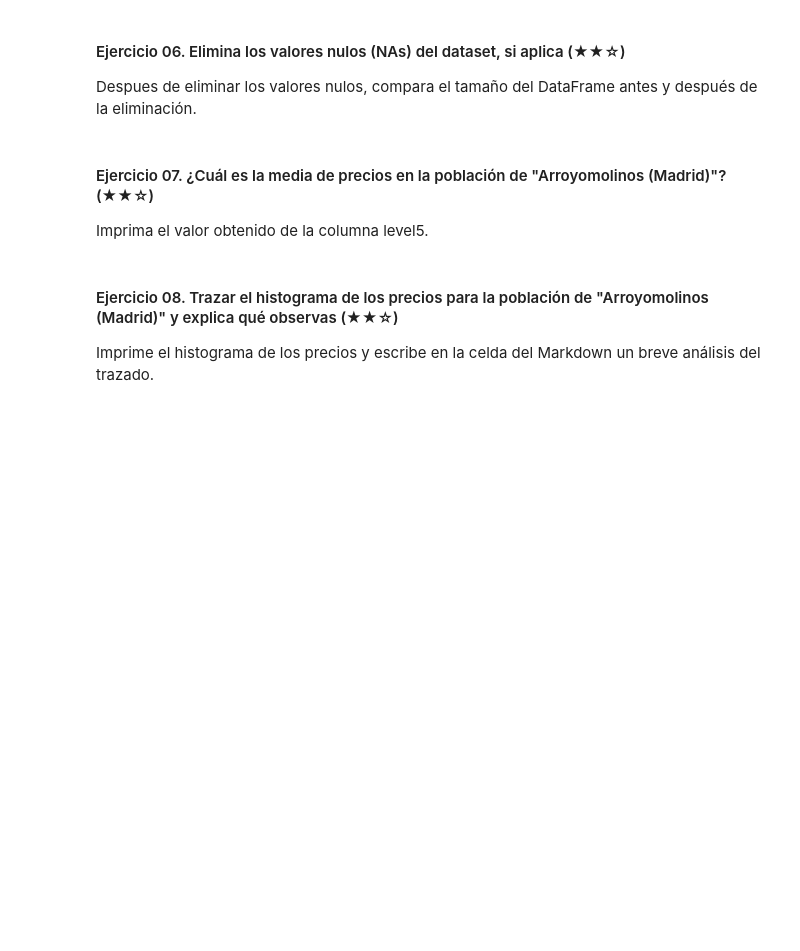
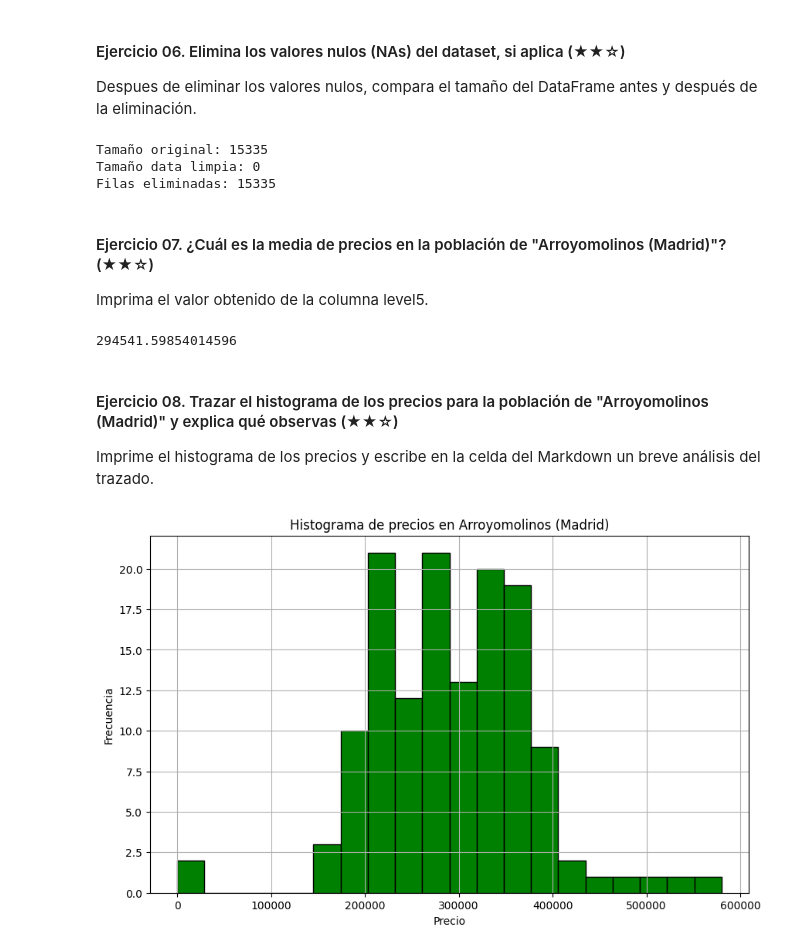
Before and after one commit to 4GeeksAcademy/agumarquez-data-clean-up-pandas-for-beginners-project, a Jupyter notebook: project.es.ipynb, the cells around one changed output. Saved outputs shown, nothing was run; the diff lists cells and outputs as text; code cells hidden in the pictures; blank space fills up the shorter version.

```diff
--- a/project.es.ipynb
+++ b/project.es.ipynb
@@ -198,12 +201,29 @@ Imprima un booleano (`True` o `False`) para verificar si hay valores nulos segui
 Despues de eliminar los valores nulos, compara el tamaño del DataFrame antes y después de la eliminación.
 # %%
 # TODO
+tamaño_original = ds.shape[0]
+ds_limpio = ds.dropna()
+tamaño_limpio = ds_limpio.shape[0]
+
+print(f"Tamaño original: {tamaño_original}")
+print(f"Tamaño data limpia: {tamaño_limpio}")
+print(f"Filas eliminadas: {tamaño_original - tamaño_limpio}")
+# %% [output]
+Tamaño original: 15335
+Tamaño data limpia: 0
+Filas eliminadas: 15335
 # %% [markdown]
 #### Ejercicio 07. ¿Cuál es la media de precios en la población de "Arroyomolinos (Madrid)"? (★★☆)
 
 Imprima el valor obtenido de la columna level5.
 # %%
 # TODO
+filtro =ds["level5"] == "Arroyomolinos (Madrid)"
+ds_filtrado = ds[filtro]
+media_precio = ds_filtrado["price"].mean()
+print(media_precio)
+# %% [output]
+294541.59854014596
 # %% [markdown]
 #### Ejercicio 08. Trazar el histograma de los precios para la población de "Arroyomolinos (Madrid)" y explica qué observas (★★☆)
 
@@ -211,5 +231,15 @@ Imprime el histograma de los precios y escribe en la celda del Markdown un breve
 # %%
 import matplotlib.pyplot as plt
 
 # Trazar el histograma de precios
+arroyomolinos_df = ds[ds["level5"] == "Arroyomolinos (Madrid)"]
+plt.figure(figsize=(10, 6))  # tamaño del gráfico
+plt.hist(arroyomolinos_df["price"], bins=20, color="green", edgecolor="black")
+plt.title("Histograma de precios en Arroyomolinos (Madrid)")
+plt.xlabel("Precio")
+plt.ylabel("Frecuencia")
+plt.grid(True)
+plt.show()
+# %% [output]
+[figure, added]
 # %% [markdown]
```
Also changed, not shown: parts of 2 cells of this notebook.
